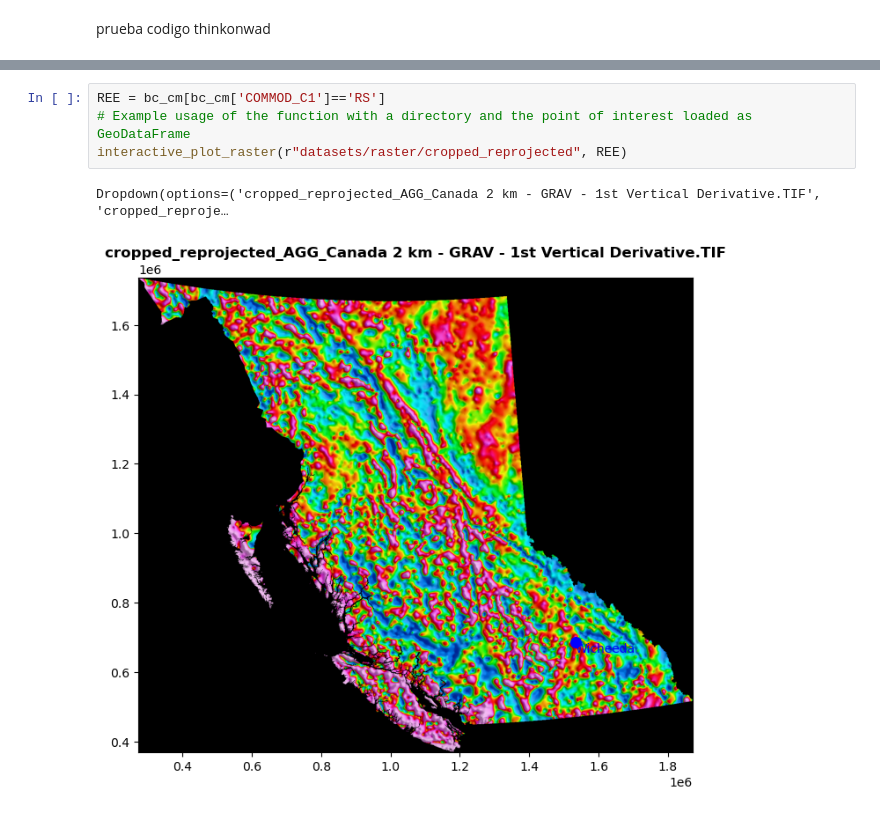
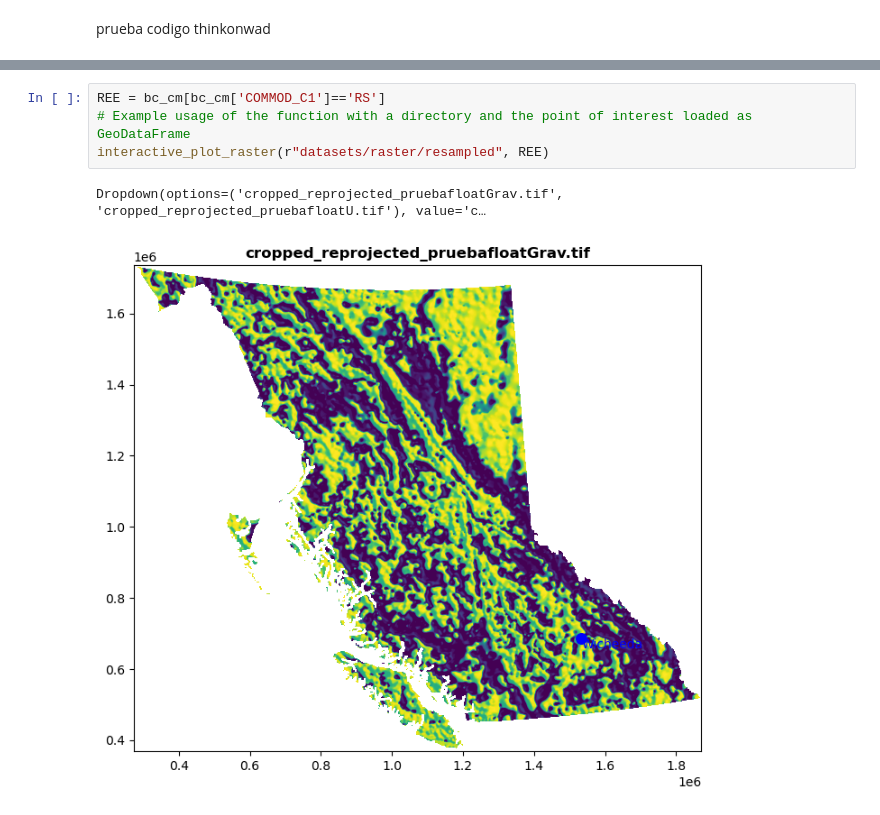
Before and after one commit to cvillarragamo/Tech_Treasures_Challenge, a Jupyter notebook: 1_Data_Collection_Cleaning.ipynb, the cells around one changed output, grey strips where cells are left out. Cells and saved outputs as stored; diff of their text form.

Commit message:
raster dtype change ok, resampling ok

```diff
--- a/1_Data_Collection_Cleaning.ipynb
+++ b/1_Data_Collection_Cleaning.ipynb
@@ -540,7 +540,7 @@ plt.show()
 # %%
 REE = bc_cm[bc_cm['COMMOD_C1']=='RS']
 # Example usage of the function with a directory and the point of interest loaded as GeoDataFrame
-interactive_plot_raster(r"datasets/raster/cropped_reprojected", REE)
+interactive_plot_raster(r"datasets/raster/resampled", REE)
 # %% [output]
-Dropdown(options=('cropped_reprojected_AGG_Canada 2 km - GRAV - 1st Vertical Derivative.TIF', 'cropped_reproje…
+Dropdown(options=('cropped_reprojected_pruebafloatGrav.tif', 'cropped_reprojected_pruebafloatU.tif'), value='c…
-[figure, old version]
+[figure, new version]
```
Also changed, not shown: parts of 17 cells of this notebook, 2 other files.
